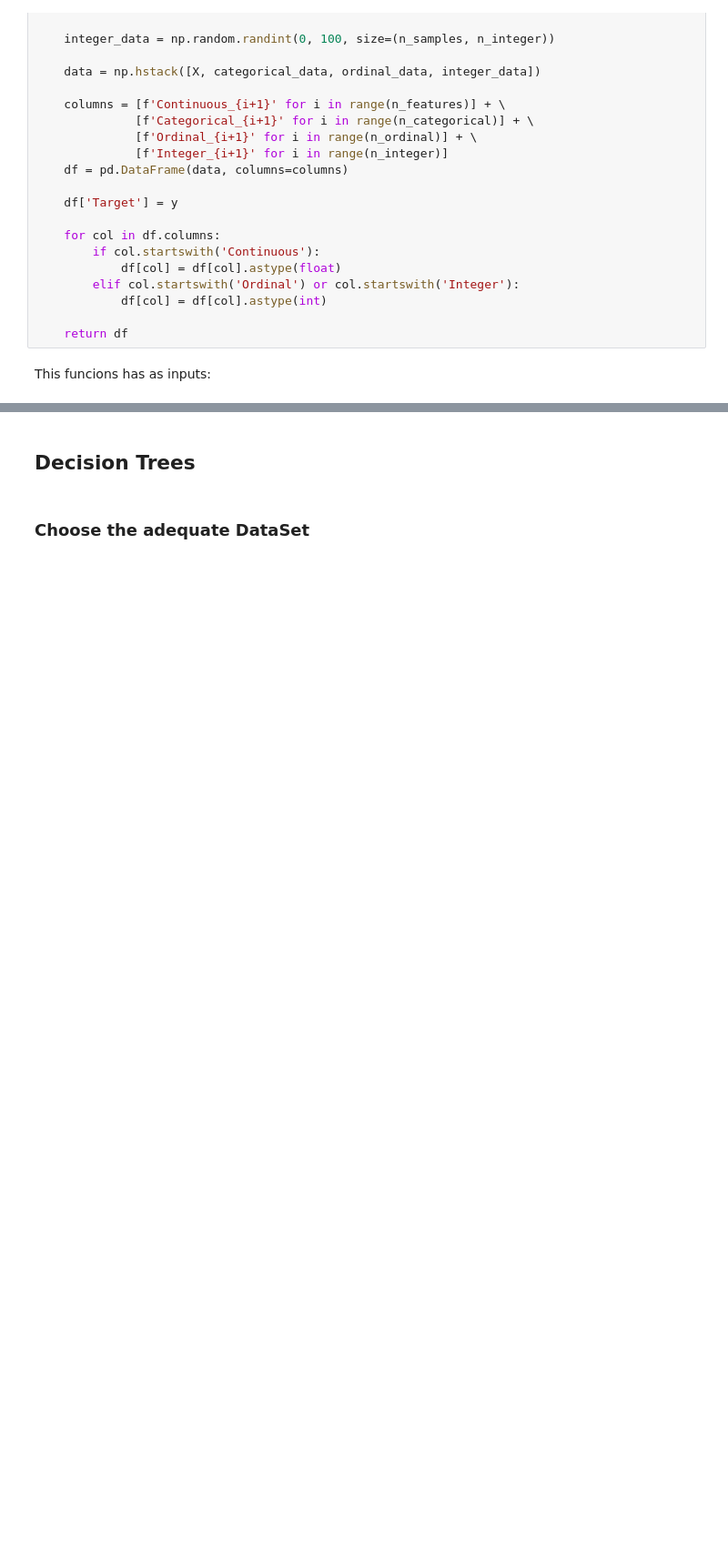
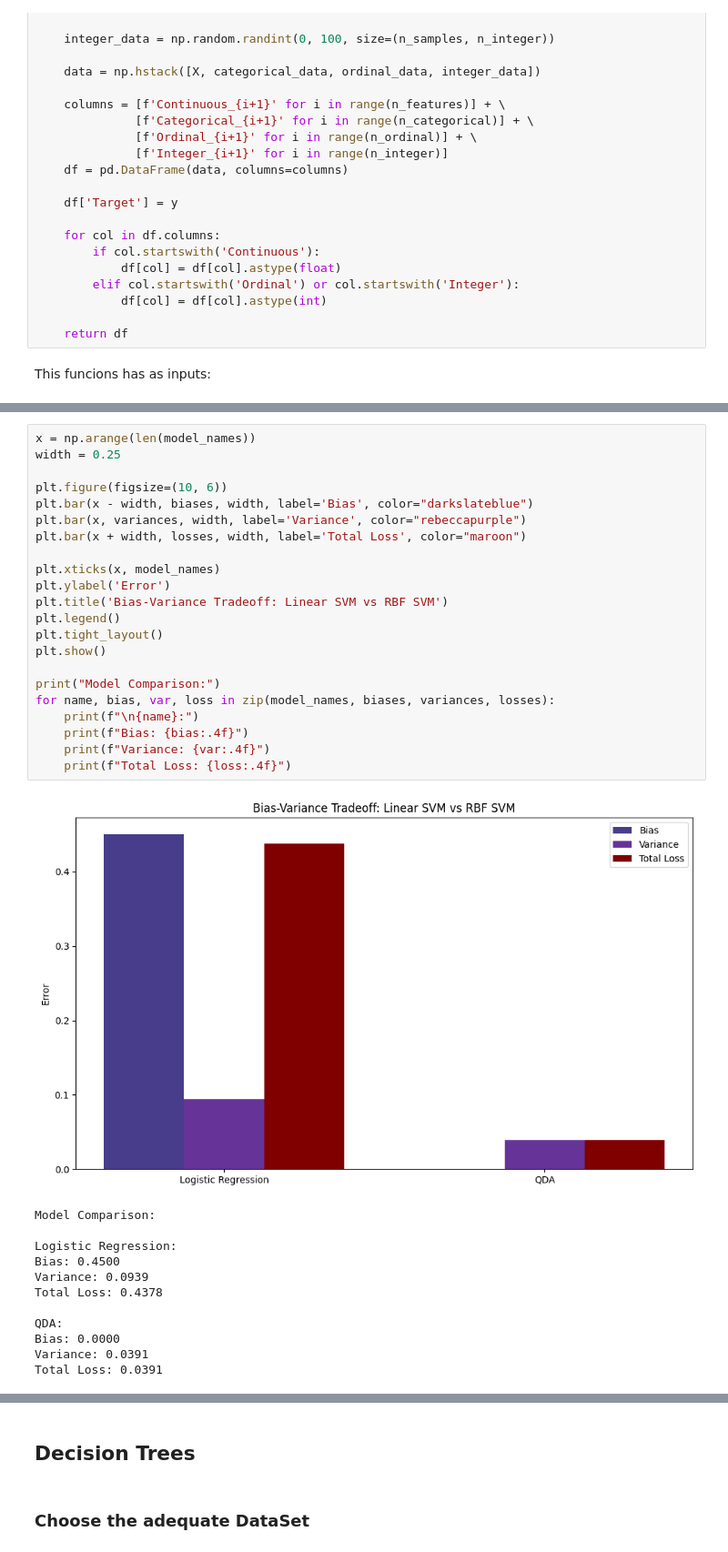
Before and after one commit to RodriCouto/ML_na_previsao_do_tempo_de_internato, a Jupyter notebook: ML_groupR.ipynb, the cells around one changed output, grey strips where cells are left out. Shown at 91% size. Cells and saved outputs as stored; diff of their text form; blank space fills up the shorter version.

```diff
--- a/ML_groupR.ipynb
+++ b/ML_groupR.ipynb
@@ -89,0 +238,35 @@ This funcions has as inputs:
+# %%
+x = np.arange(len(model_names))
+width = 0.25
+
+plt.figure(figsize=(10, 6))
+plt.bar(x - width, biases, width, label='Bias', color="darkslateblue")
+plt.bar(x, variances, width, label='Variance', color="rebeccapurple")
+plt.bar(x + width, losses, width, label='Total Loss', color="maroon")
+
+plt.xticks(x, model_names)
+plt.ylabel('Error')
+plt.title('Bias-Variance Tradeoff: Linear SVM vs RBF SVM')
+plt.legend()
+plt.tight_layout()
+plt.show()
+
+print("Model Comparison:")
+for name, bias, var, loss in zip(model_names, biases, variances, losses):
+    print(f"\n{name}:")
+    print(f"Bias: {bias:.4f}")
+    print(f"Variance: {var:.4f}")
+    print(f"Total Loss: {loss:.4f}")
+# %% [output]
+[figure, added]
+Model Comparison:
+
+Logistic Regression:
+Bias: 0.4500
+Variance: 0.0939
+Total Loss: 0.4378
+
+QDA:
+Bias: 0.0000
+Variance: 0.0391
+Total Loss: 0.0391
```
Also changed, not shown: parts of 20 cells of this notebook, 1 other file.
